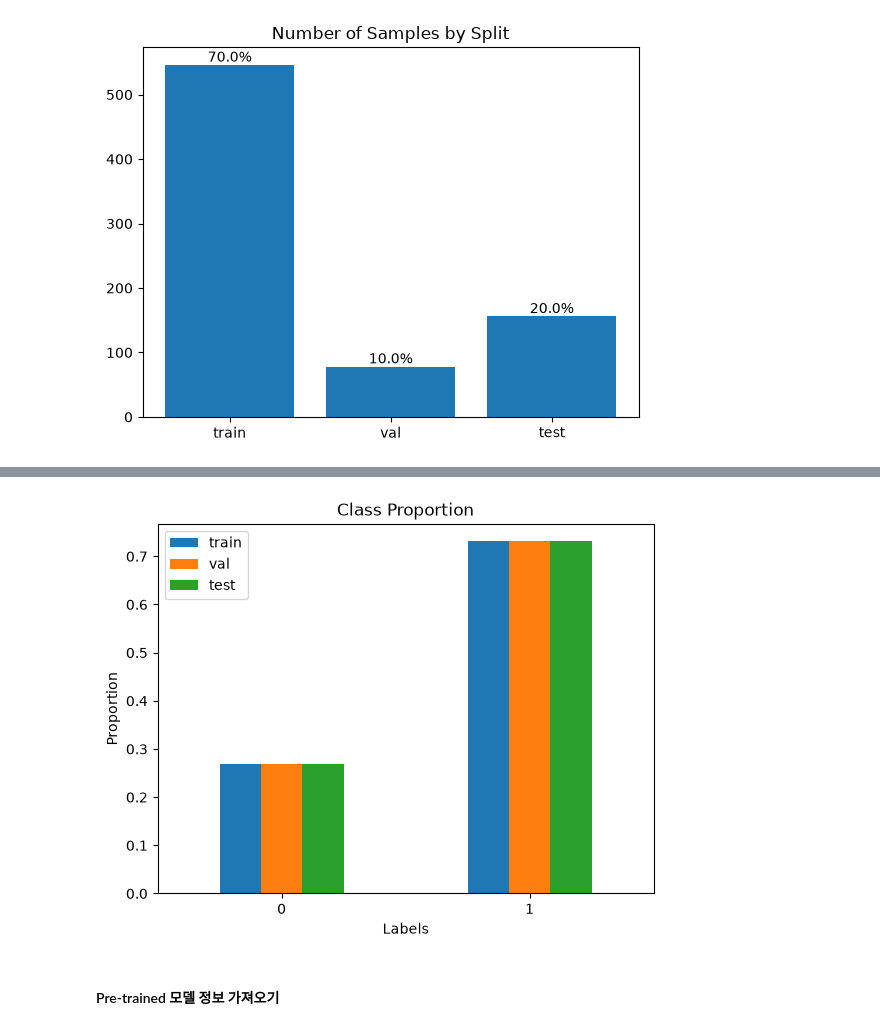
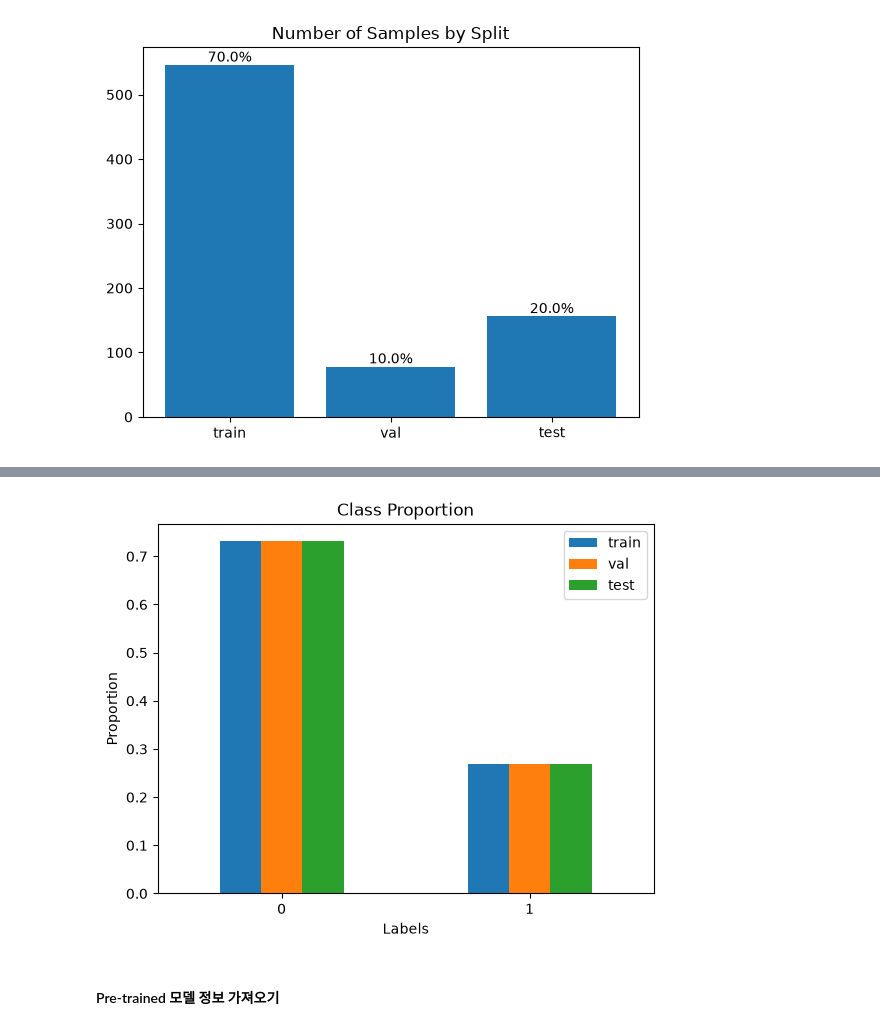
Before and after one commit to leejsya/BreastMNIST, a Jupyter notebook: BreastMNIST_Classification.ipynb, the cells around one changed output, grey strips where cells are left out. Drawn from its saved outputs; the diff is of its cells as text; code cells hidden in the pictures.

```diff
--- a/BreastMNIST_Classification.ipynb
+++ b/BreastMNIST_Classification.ipynb
@@ -15,5 +21,10 @@ data = np.load("breastmnist.npz")
 print(data.files)
 # %% [output]
 ['train_images', 'train_labels', 'val_images', 'val_labels', 'test_images', 'test_labels']
+# %%
+data_dict = dict(data)
+
+for split in ['train', 'val', 'test']:
+    data_dict[f"{split}_labels"] = 1 - data_dict[f"{split}_labels"]
 # %%
 # train_images/labels의 shape 확인
@@ -182,25 +96,25 @@ plt.show()
 # %%
 # train/val/test 클래스 비율 확인
 import pandas as pd
 
 labels_dict = {
-    'train_labels' : all_labels[train_indices],
-    'val_labels' : all_labels[val_indices],
-    'test_labels' : all_labels[test_indices]
+    'train_labels' : data_dict['train_labels'],
+    'val_labels' : data_dict['val_labels'],
+    'test_labels' : data_dict['test_labels']
 }
 prop_dict = {}
 for split in ['train', 'val', 'test']:
     uniques, counts = np.unique(labels_dict[f"{split}_labels"], return_counts=True)
     prop_dict[split] = counts/counts.sum()
 
 prop_df = pd.DataFrame(prop_dict)
 prop_df.plot.bar(rot=0)
 plt.xlabel("Labels")
 plt.ylabel("Proportion")
 plt.title("Class Proportion")
 plt.show()
 # %% [output]
-[figure, old version]
+[figure, new version]
 # %% [markdown]
 #### Pre-trained 모델 정보 가져오기
 # %%
```
Also changed, not shown: parts of 35 cells of this notebook.
